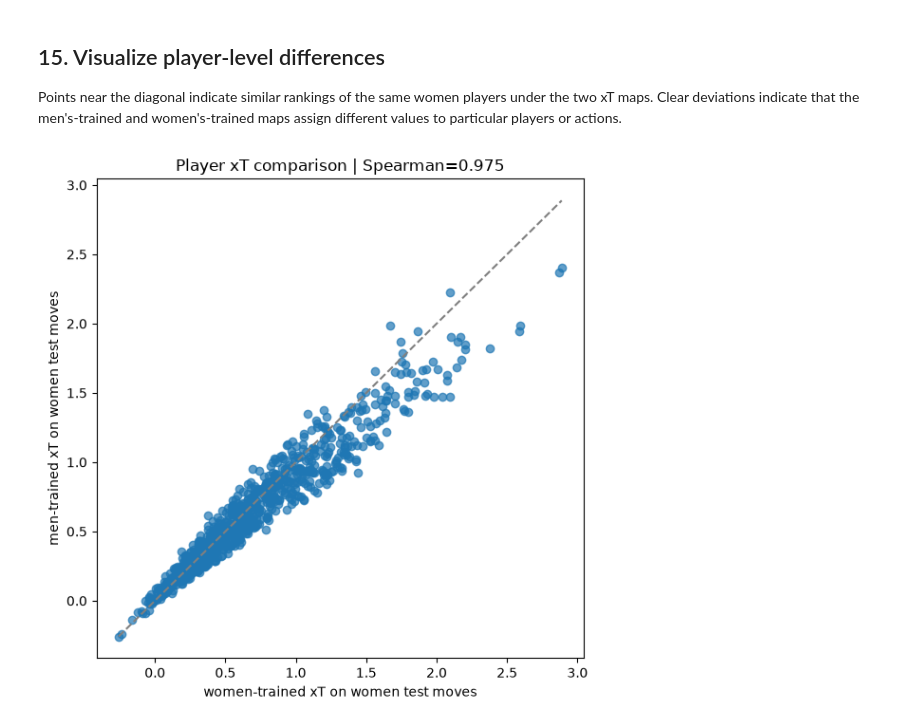
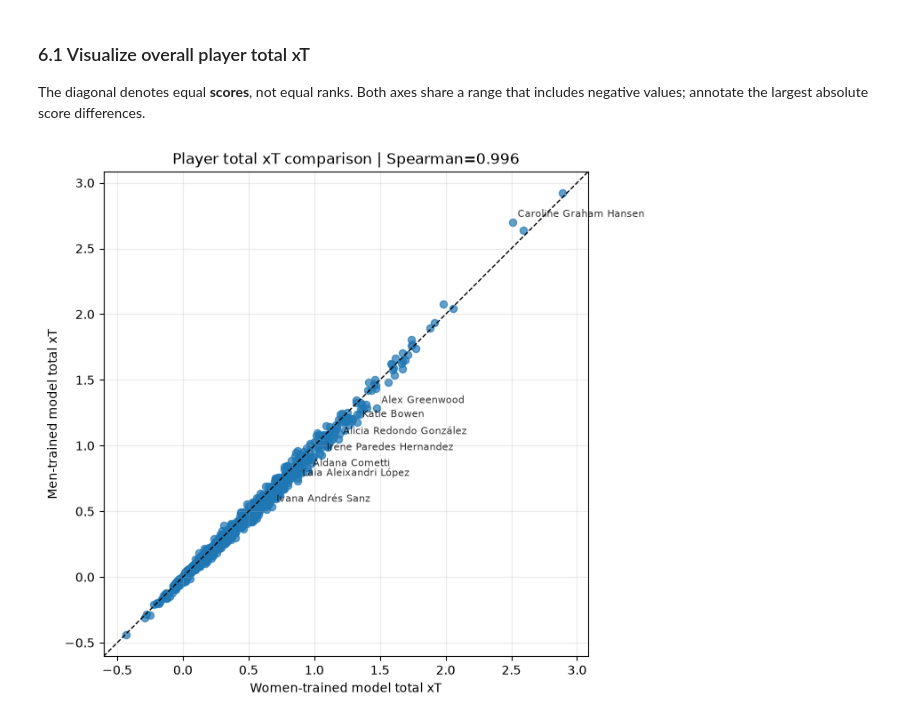
Before and after one commit to VictorYu379/womens-football-metrics-analysis, a Jupyter notebook: enriched_xt_features_competition_events.ipynb, the cells around one changed output. Saved outputs shown, nothing was run; the diff lists cells and outputs as text; code cells hidden in the pictures.

Commit message:
updated xT notebook to include per 90 metrics

```diff
--- a/enriched_xt_features_competition_events.ipynb
+++ b/enriched_xt_features_competition_events.ipynb
@@ -578,11 +702,0 @@ Then use both maps to score the same women's test moves.
-# %%
-print("training men xT map...")
-men_xt_map, men_xt_details = train_xt_map(men_actions)
-
-print("training women xT map...")
-women_xt_map, women_xt_details = train_xt_map(women_train_actions)
-
-print("men xT range:", men_xt_map.min(), men_xt_map.max())
-print("women xT range:", women_xt_map.min(), women_xt_map.max())
-print("last iteration change | men:", men_xt_details["iteration_changes"][-1])
-print("last iteration change | women:", women_xt_details["iteration_changes"][-1])
@@ -612,8 +795,9 @@ def compute_move_values(prepared_moves, xt_map):
 
 
 def score_test_moves_with_both_maps(test_actions, men_xt_map, women_xt_map):
-    '''Score the same test moves with the men-trained and women-trained xT maps.'''
-    test_moves = prepare_move_actions(test_actions).reset_index(drop=True)
+    """Score only successful test passes/dribbles/crosses with both learned maps."""
+    test_move_attempts = prepare_move_actions(test_actions)
+    test_moves = prepare_successful_move_actions(test_move_attempts).reset_index(drop=True)
 
     scored_moves = test_moves.copy()
     scored_moves["men_model_xt"] = compute_move_values(test_moves, men_xt_map)
@@ -630,6 +814,8 @@ xt_scored_test_moves = score_test_moves_with_both_maps(
     women_xt_map,
 )
 
-print("women test moves scored:", f"{len(xt_scored_test_moves):,}")
+print("Successful women's test moves scored:", f"{len(xt_scored_test_moves):,}")
+print("Failed moves affect map training but receive no player xT score. Negative values from successful moves are retained.")
+display(xt_scored_test_moves["type_name"].value_counts().rename("scored_successful_moves").to_frame())
 xt_scored_test_moves[["player_id", "type_name", "start_x", "start_y", "end_x", "end_y", "men_model_xt", "women_model_xt", "men_minus_women_xt"]].head()
 # %% [output]
@@ -752,23 +1044,42 @@ plt.show()
 # %% [markdown]
-## 15. Visualize player-level differences
+### 6.1 Visualize overall player total xT
 
-Points near the diagonal indicate similar rankings of the same women players under the two xT maps. Clear deviations indicate that the men's-trained and women's-trained maps assign different values to particular players or actions.
+The diagonal denotes equal **scores**, not equal ranks. Both axes share a range that
+includes negative values; annotate the largest absolute score differences.
 # %%
-fig, ax = plt.subplots(figsize=(6, 6))
-ax.scatter(
-    player_xt_comparison["women_model_xt"],
-    player_xt_comparison["men_model_xt"],
-    alpha=0.7,
-)
+def xt_score_axis_limits(player_rows, men_column, women_column):
+    """Include signed xT values and zero on equal comparison axes."""
+    values = player_rows[[men_column, women_column]].to_numpy(dtype=float)
+    lower = min(0.0, float(values.min()))
+    upper = max(0.0, float(values.max()))
+    padding = max((upper - lower) * 0.05, 0.001)
+    return lower - padding, upper + padding
 
-axis_min = min(player_xt_comparison["women_model_xt"].min(), player_xt_comparison["men_model_xt"].min())
-axis_max = max(player_xt_comparison["women_model_xt"].max(), player_xt_comparison["men_model_xt"].max())
-ax.plot([axis_min, axis_max], [axis_min, axis_max], linestyle="--", color="gray")
 
-ax.set_xlabel("women-trained xT on women test moves")
-ax.set_ylabel("men-trained xT on women test moves")
-ax.set_title(f"Player xT comparison | Spearman={rho_xt:.3f}")
-plt.tight_layout()
-plt.show()
+def plot_player_xt_comparison(player_rows, men_column, women_column, metric_label, rho_value):
+    """Plot total or per-90 xT without hiding negative scores."""
+    fig, axis = plt.subplots(figsize=(7, 7))
+    axis.scatter(player_rows[women_column], player_rows[men_column], alpha=0.7, s=34)
+    axis_limits = xt_score_axis_limits(player_rows, men_column, women_column)
+    axis.plot(axis_limits, axis_limits, linestyle="--", color="black", linewidth=1)
+    axis.set_xlim(*axis_limits)
+    axis.set_ylim(*axis_limits)
+    axis.set_aspect("equal", adjustable="box")
+    absolute_delta = (player_rows[men_column] - player_rows[women_column]).abs()
+    for player_index in absolute_delta.nlargest(8).index:
+        player = player_rows.loc[player_index]
+        label = player["player_name"] if pd.notna(player["player_name"]) else str(player["player_id"])
+        axis.annotate(label, (player[women_column], player[men_column]), fontsize=8, alpha=0.8,
+                      xytext=(4, 4), textcoords="offset points")
+    axis.set_xlabel(f"Women-trained model {metric_label}")
+    axis.set_ylabel(f"Men-trained model {metric_label}")
+    axis.set_title(f"Player {metric_label} comparison | Spearman={rho_value:.3f}")
+    axis.grid(alpha=0.25)
+    plt.tight_layout()
+    plt.show()
+    return fig, axis
+
+
+plot_player_xt_comparison(player_xt_comparison, "men_model_xt", "women_model_xt", "total xT", rho_xt);
 # %% [output]
-[figure, old version]
+[figure, new version]
```
Also changed, not shown: parts of 55 cells of this notebook, 1 other file.
